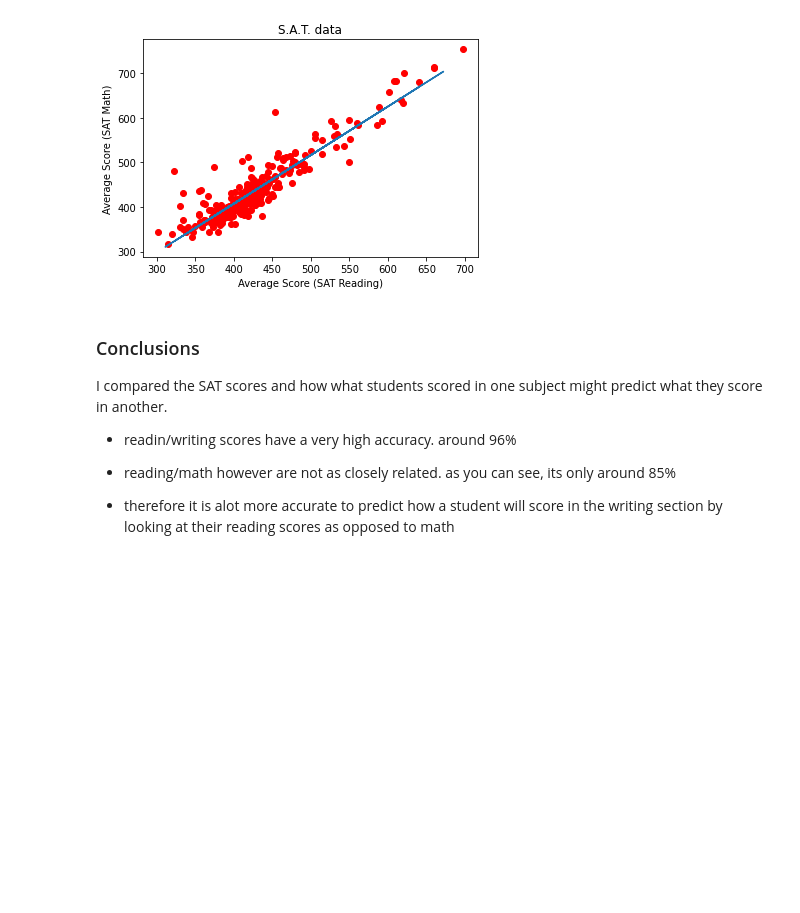
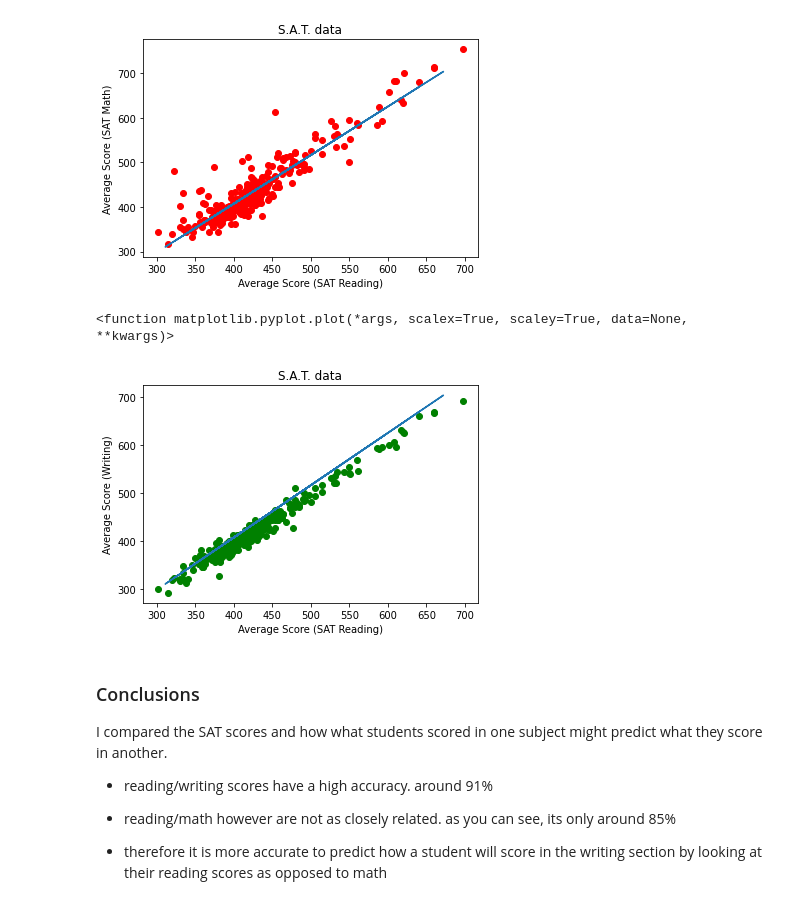
Before and after one commit to mhendricks96/linear-regression, a Jupyter notebook: regression.ipynb, the cells around one changed output. Drawn from its saved outputs; the diff is of its cells as text; code cells hidden in the pictures; blank space fills up the shorter version.

```diff
--- a/regression.ipynb
+++ b/regression.ipynb
@@ -108,12 +128,22 @@ plt.plot
 # %% [output]
 <function matplotlib.pyplot.plot(*args, scalex=True, scaley=True, data=None, **kwargs)>
 [figure]
+# %%
+plt.scatter(a_train, b_train, color='green')
+plt.plot(a_test,b_predict)
+plt.xlabel('Average Score (SAT Reading)')
+plt.ylabel('Average Score (Writing)')
+plt.title('S.A.T. data')
+plt.plot
+# %% [output]
+<function matplotlib.pyplot.plot(*args, scalex=True, scaley=True, data=None, **kwargs)>
+[figure, added]
 # %% [markdown]
 ### Conclusions
 I compared the SAT scores and how what students scored in one subject might predict what they score in another.
 
-- readin/writing scores have a very high accuracy. around 96%
+- reading/writing scores have a high accuracy. around 91%
 
 - reading/math however are not as closely related. as you can see, its only around 85%
 
-- therefore it is alot more accurate to predict how a student will score in the writing section by looking at their reading scores as opposed to math
+- therefore it is more accurate to predict how a student will score in the writing section by looking at their reading scores as opposed to math
```
Also changed, not shown: parts of 6 cells of this notebook.
